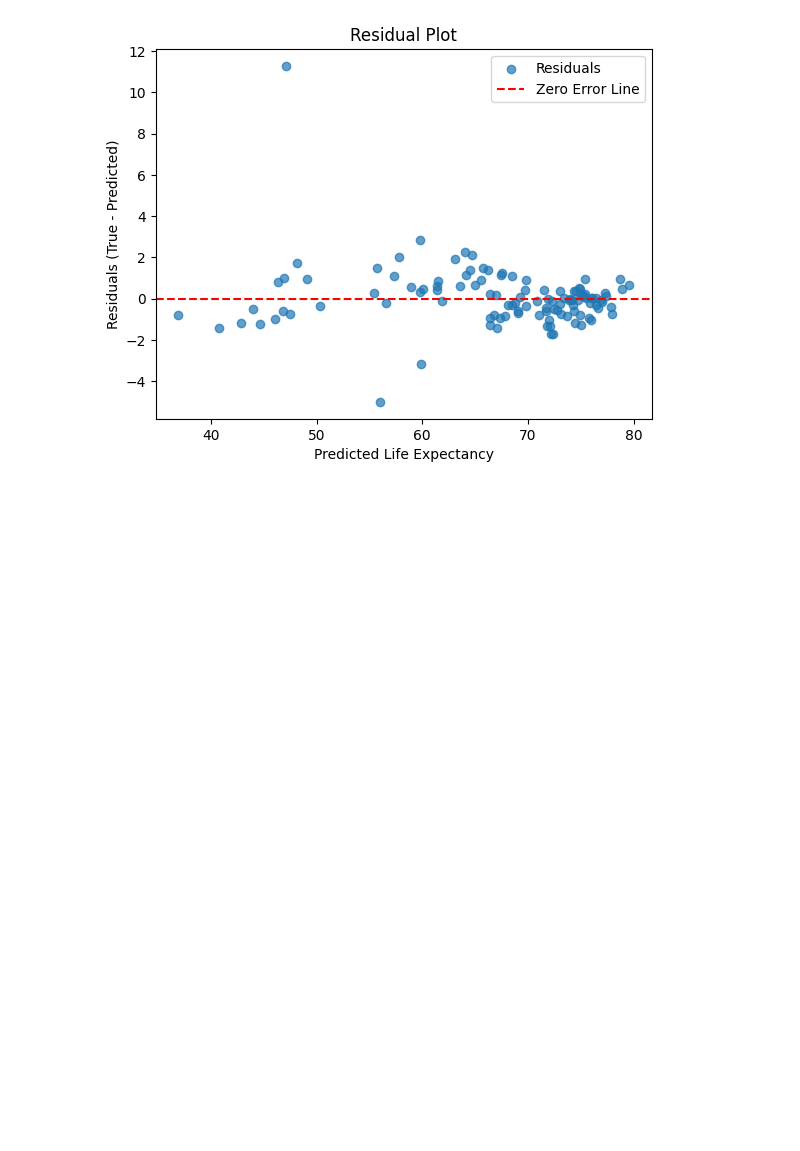
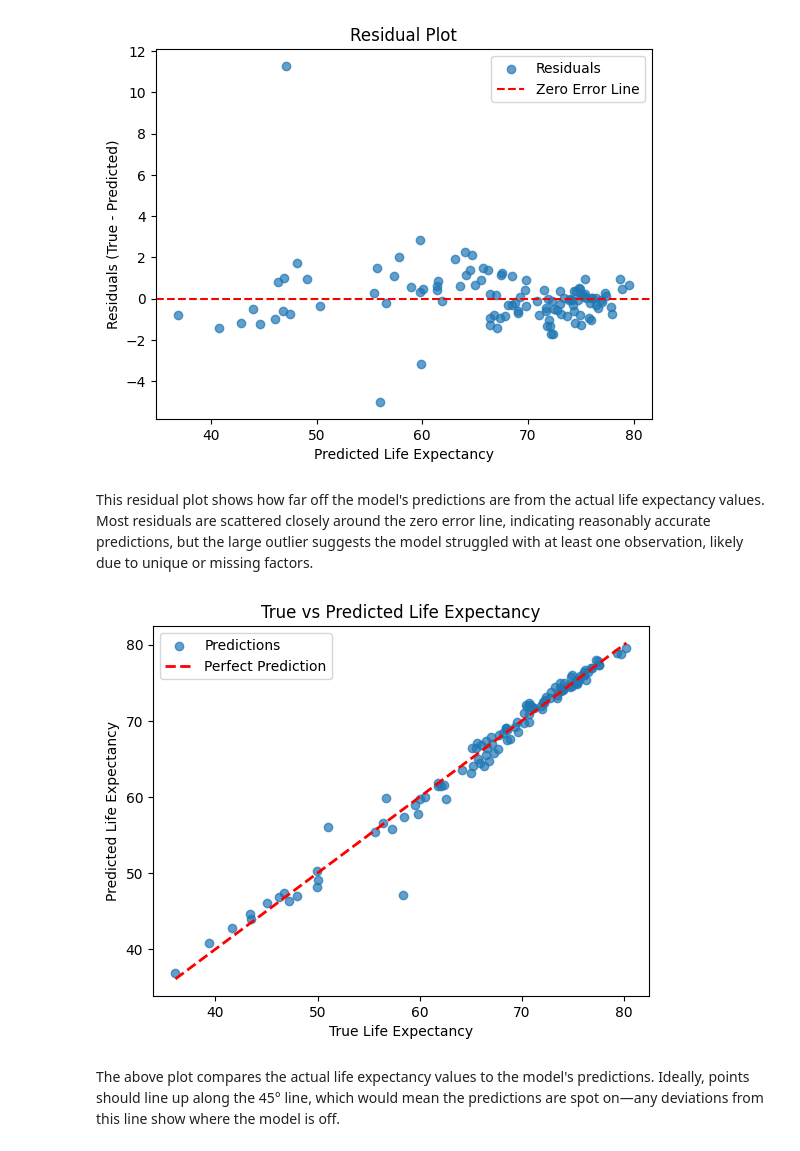
Before and after one commit to UBC-MDS/524GCYJ, a Jupyter notebook: docs/example.ipynb, the cells around one changed output. Drawn from its saved outputs; the diff is of its cells as text; code cells hidden in the pictures; blank space fills up the shorter version.

```diff
--- a/docs/example.ipynb
+++ b/docs/example.ipynb
@@ -163,3 +163,18 @@ plt.legend()
 plt.show()
 # %% [output]
 [figure]
+# %% [markdown]
+This residual plot shows how far off the model's predictions are from the actual life expectancy values. Most residuals are scattered closely around the zero error line, indicating reasonably accurate predictions, but the large outlier suggests the model struggled with at least one observation, likely due to unique or missing factors.
+# %%
+# True vs. Predicted Plot
+plt.scatter(y_test, y_pred, alpha=0.7, label="Predictions")
+plt.plot([y_test.min(), y_test.max()], [y_test.min(), y_test.max()], 'r--', lw=2, label="Perfect Prediction")
+plt.xlabel("True Life Expectancy")
+plt.ylabel("Predicted Life Expectancy")
+plt.title("True vs Predicted Life Expectancy")
+plt.legend()
+plt.show()
+# %% [output]
+[figure, added]
+# %% [markdown]
+The above plot compares the actual life expectancy values to the model's predictions. Ideally, points should line up along the 45° line, which would mean the predictions are spot on—any deviations from this line show where the model is off.
```
